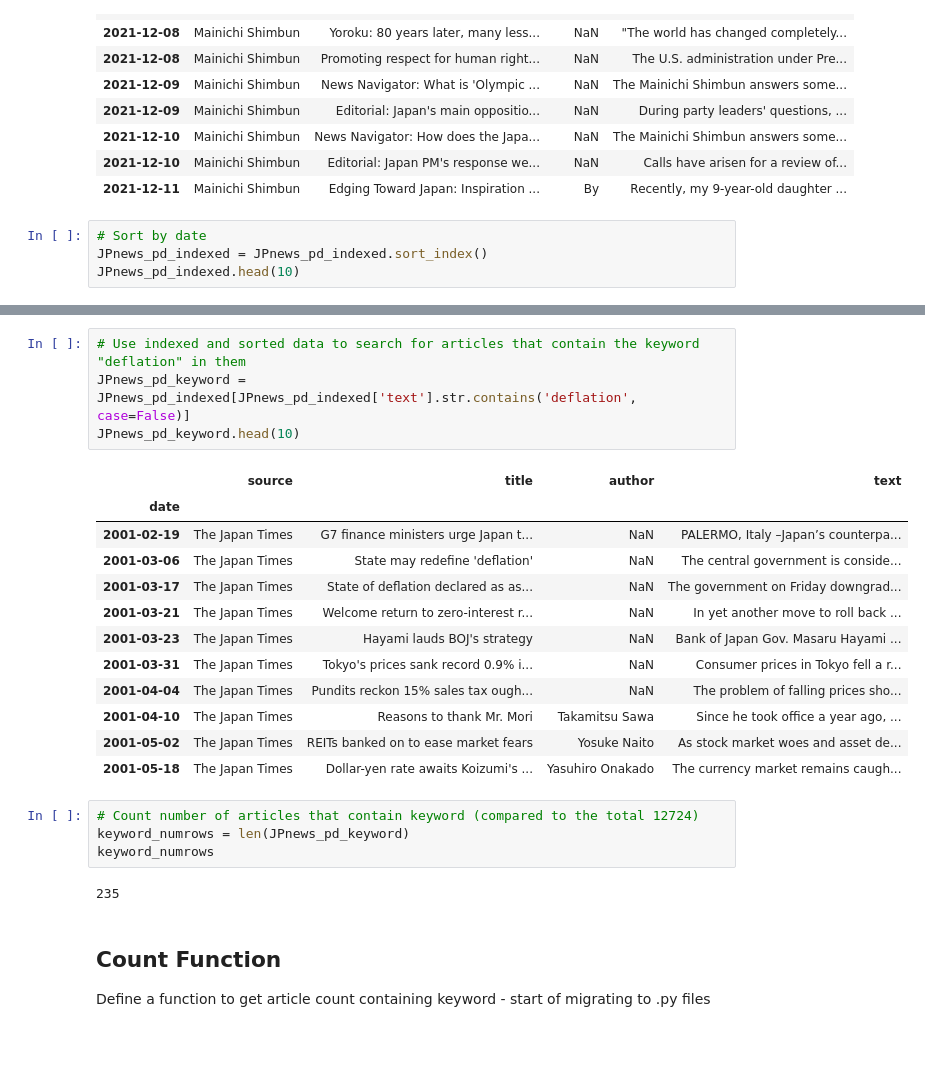
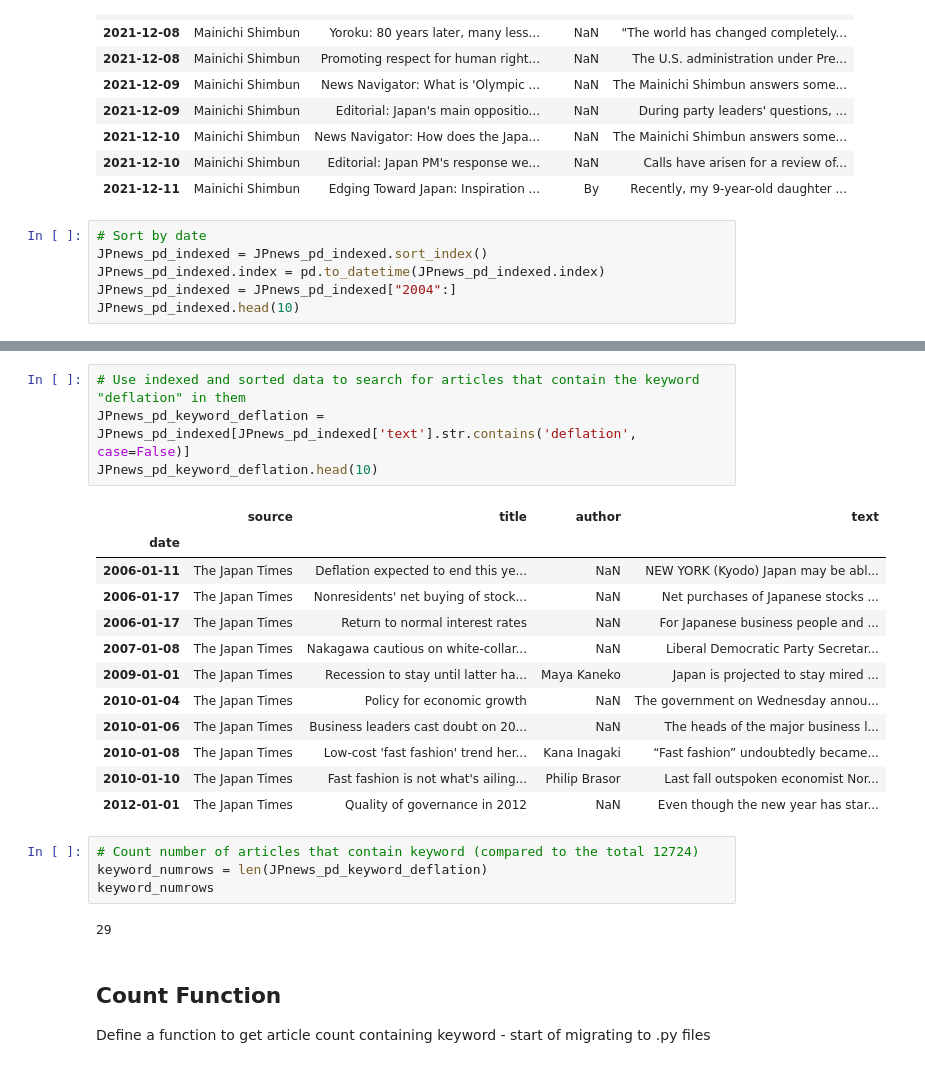
Before and after one commit to ninaudagawa/Media-Politics, a Jupyter notebook: project/notebooks/news_analysis.ipynb, the cells around one changed output, grey strips where cells are left out. Saved outputs shown, nothing was run; the diff lists cells and outputs as text.

```diff
--- a/project/notebooks/news_analysis.ipynb
+++ b/project/notebooks/news_analysis.ipynb
@@ -44,6 +44,8 @@ JPnews_pd_indexed.head(10)
 # %%
 # Sort by date
 JPnews_pd_indexed = JPnews_pd_indexed.sort_index()
+JPnews_pd_indexed.index = pd.to_datetime(JPnews_pd_indexed.index)
+JPnews_pd_indexed = JPnews_pd_indexed["2004":]
 JPnews_pd_indexed.head(10)
 # %% [output]
 |  | source | title | author | text |
@@ -84,26 +86,26 @@ indexed_numrows
 # %%
 # Use indexed and sorted data to search for articles that contain the keyword "deflation" in them
-JPnews_pd_keyword = JPnews_pd_indexed[JPnews_pd_indexed['text'].str.contains('deflation', case=False)]
-JPnews_pd_keyword.head(10)
+JPnews_pd_keyword_deflation = JPnews_pd_indexed[JPnews_pd_indexed['text'].str.contains('deflation', case=False)]
+JPnews_pd_keyword_deflation.head(10)
 # %% [output]
 |  | source | title | author | text |
 | date |  |  |  |  |
-| 2001-02-19 | The Japan Times | G7 finance ministers urge Japan t... | NaN | PALERMO, Italy –Japan’s counterpa... |
-| 2001-03-06 | The Japan Times | State may redefine 'deflation' | NaN | The central government is conside... |
-| 2001-03-17 | The Japan Times | State of deflation declared as as... | NaN | The government on Friday downgrad... |
-| 2001-03-21 | The Japan Times | Welcome return to zero-interest r... | NaN | In yet another move to roll back ... |
-| 2001-03-23 | The Japan Times | Hayami lauds BOJ's strategy | NaN | Bank of Japan Gov. Masaru Hayami ... |
-| 2001-03-31 | The Japan Times | Tokyo's prices sank record 0.9% i... | NaN | Consumer prices in Tokyo fell a r... |
-| 2001-04-04 | The Japan Times | Pundits reckon 15% sales tax ough... | NaN | The problem of falling prices sho... |
-| 2001-04-10 | The Japan Times | Reasons to thank Mr. Mori | Takamitsu Sawa | Since he took office a year ago, ... |
-| 2001-05-02 | The Japan Times | REITs banked on to ease market fears | Yosuke Naito | As stock market woes and asset de... |
-| 2001-05-18 | The Japan Times | Dollar-yen rate awaits Koizumi's ... | Yasuhiro Onakado | The currency market remains caugh... |
+| 2006-01-11 | The Japan Times | Deflation expected to end this ye... | NaN | NEW YORK (Kyodo) Japan may be abl... |
+| 2006-01-17 | The Japan Times | Nonresidents' net buying of stock... | NaN | Net purchases of Japanese stocks ... |
+| 2006-01-17 | The Japan Times | Return to normal interest rates | NaN | For Japanese business people and ... |
+| 2007-01-08 | The Japan Times | Nakagawa cautious on white-collar... | NaN | Liberal Democratic Party Secretar... |
+| 2009-01-01 | The Japan Times | Recession to stay until latter ha... | Maya Kaneko | Japan is projected to stay mired ... |
+| 2010-01-04 | The Japan Times | Policy for economic growth | NaN | The government on Wednesday annou... |
+| 2010-01-06 | The Japan Times | Business leaders cast doubt on 20... | NaN | The heads of the major business l... |
+| 2010-01-08 | The Japan Times | Low-cost 'fast fashion' trend her... | Kana Inagaki | “Fast fashion” undoubtedly became... |
+| 2010-01-10 | The Japan Times | Fast fashion is not what's ailing... | Philip Brasor | Last fall outspoken economist Nor... |
+| 2012-01-01 | The Japan Times | Quality of governance in 2012 | NaN | Even though the new year has star... |
 # %%
 # Count number of articles that contain keyword (compared to the total 12724)
-keyword_numrows = len(JPnews_pd_keyword)
+keyword_numrows = len(JPnews_pd_keyword_deflation)
 keyword_numrows
 # %% [output]
-235
+29
 # %% [markdown]
 ## Count Function
 
```
Also changed, not shown: parts of 11 cells of this notebook, 4 other files.
